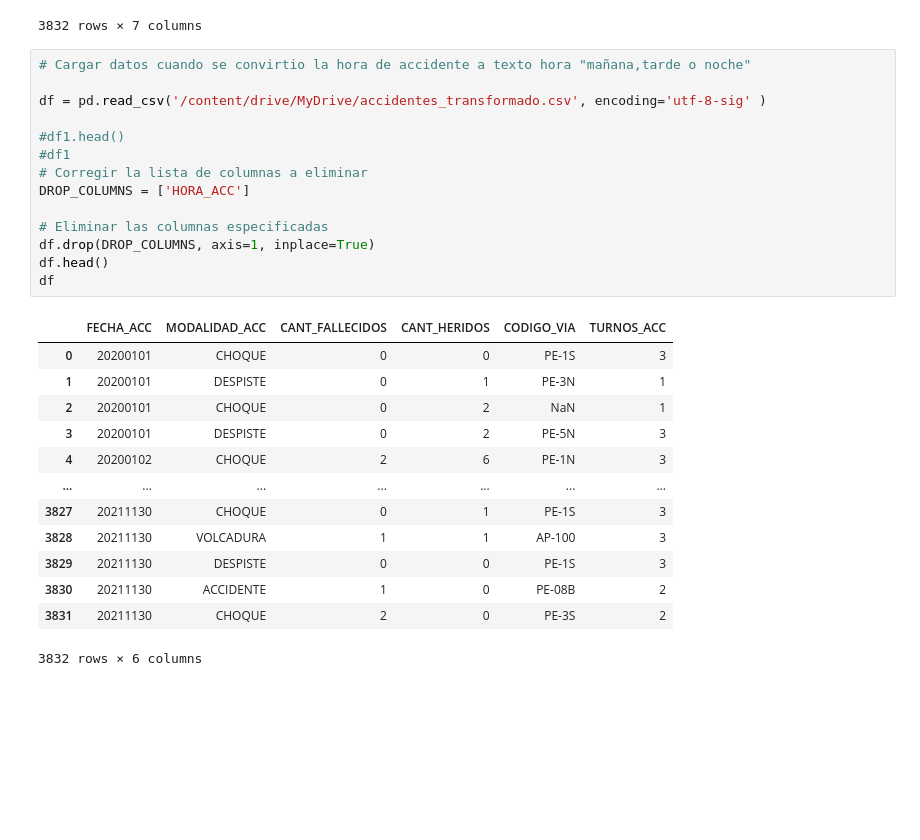
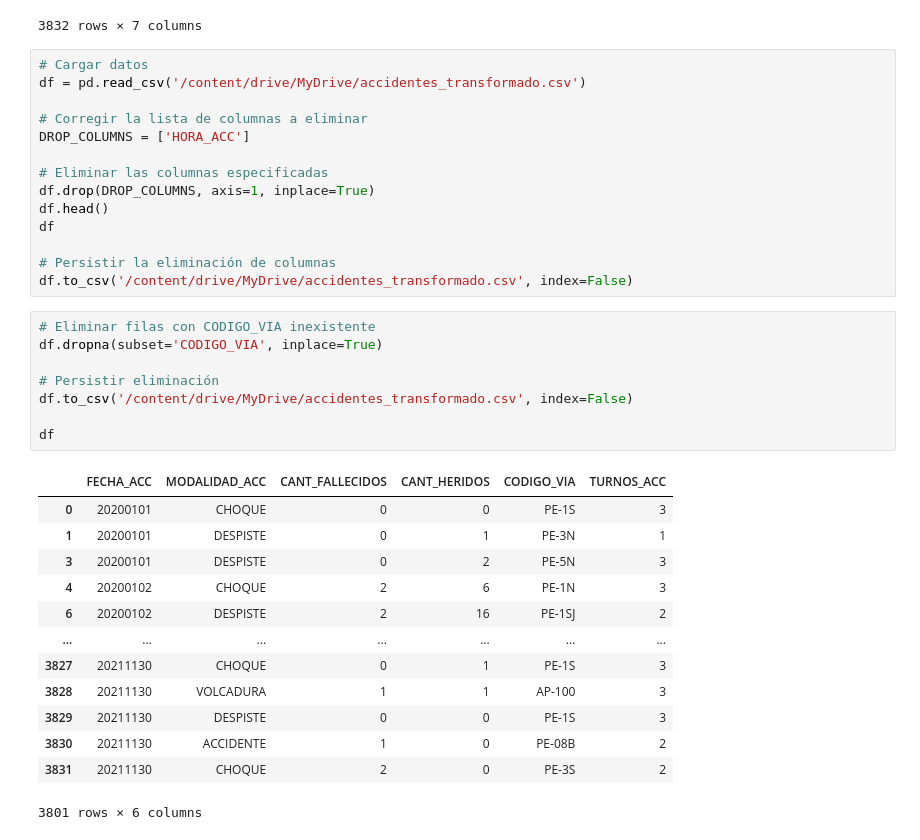
Before and after one commit to voz-mk/sistemas-inteligentes, a Jupyter notebook: main.ipynb, the cells around one changed output. Saved outputs shown, nothing was run; the diff lists cells and outputs as text; blank space fills up the shorter version.

```diff
--- a/main.ipynb
+++ b/main.ipynb
@@ -92,12 +92,9 @@ df
 | 3831 | 20211130 | 17:30:00 | CHOQUE | 2 | 0 | PE-3S | 2 |
 3832 rows × 7 columns
 # %%
-# Cargar datos cuando se convirtio la hora de accidente a texto hora "mañana,tarde o noche"
+# Cargar datos
+df = pd.read_csv('/content/drive/MyDrive/accidentes_transformado.csv')
 
-df = pd.read_csv('/content/drive/MyDrive/accidentes_transformado.csv', encoding='utf-8-sig' )
-
-#df1.head()
-#df1
 # Corregir la lista de columnas a eliminar
 DROP_COLUMNS = ['HORA_ACC']
 
@@ -105,17 +102,28 @@ DROP_COLUMNS = ['HORA_ACC']
 df.drop(DROP_COLUMNS, axis=1, inplace=True)
 df.head()
 df
+
+# Persistir la eliminación de columnas
+df.to_csv('/content/drive/MyDrive/accidentes_transformado.csv', index=False)
-# %% [output]
-|  | FECHA_ACC | MODALIDAD_ACC | CANT_FALLECIDOS | CANT_HERIDOS | CODIGO_VIA | TURNOS_ACC |
-| 0 | 20200101 | CHOQUE | 0 | 0 | PE-1S | 3 |
-| 1 | 20200101 | DESPISTE | 0 | 1 | PE-3N | 1 |
-| 2 | 20200101 | CHOQUE | 0 | 2 | NaN | 1 |
-| 3 | 20200101 | DESPISTE | 0 | 2 | PE-5N | 3 |
-| 4 | 20200102 | CHOQUE | 2 | 6 | PE-1N | 3 |
-| ... | ... | ... | ... | ... | ... | ... |
-| 3827 | 20211130 | CHOQUE | 0 | 1 | PE-1S | 3 |
-| 3828 | 20211130 | VOLCADURA | 1 | 1 | AP-100 | 3 |
-| 3829 | 20211130 | DESPISTE | 0 | 0 | PE-1S | 3 |
-| 3830 | 20211130 | ACCIDENTE | 1 | 0 | PE-08B | 2 |
-| 3831 | 20211130 | CHOQUE | 2 | 0 | PE-3S | 2 |
-3832 rows × 6 columns
+# %%
+# Eliminar filas con CODIGO_VIA inexistente
+df.dropna(subset='CODIGO_VIA', inplace=True)
+
+# Persistir eliminación
+df.to_csv('/content/drive/MyDrive/accidentes_transformado.csv', index=False)
+
+df
+# %% [output]
+|  | FECHA_ACC | MODALIDAD_ACC | CANT_FALLECIDOS | CANT_HERIDOS | CODIGO_VIA | TURNOS_ACC |
+| 0 | 20200101 | CHOQUE | 0 | 0 | PE-1S | 3 |
+| 1 | 20200101 | DESPISTE | 0 | 1 | PE-3N | 1 |
+| 3 | 20200101 | DESPISTE | 0 | 2 | PE-5N | 3 |
+| 4 | 20200102 | CHOQUE | 2 | 6 | PE-1N | 3 |
+| 6 | 20200102 | DESPISTE | 2 | 16 | PE-1SJ | 2 |
+| ... | ... | ... | ... | ... | ... | ... |
+| 3827 | 20211130 | CHOQUE | 0 | 1 | PE-1S | 3 |
+| 3828 | 20211130 | VOLCADURA | 1 | 1 | AP-100 | 3 |
+| 3829 | 20211130 | DESPISTE | 0 | 0 | PE-1S | 3 |
+| 3830 | 20211130 | ACCIDENTE | 1 | 0 | PE-08B | 2 |
+| 3831 | 20211130 | CHOQUE | 2 | 0 | PE-3S | 2 |
+3801 rows × 6 columns
```
Also changed, not shown: parts of 3 cells of this notebook.
